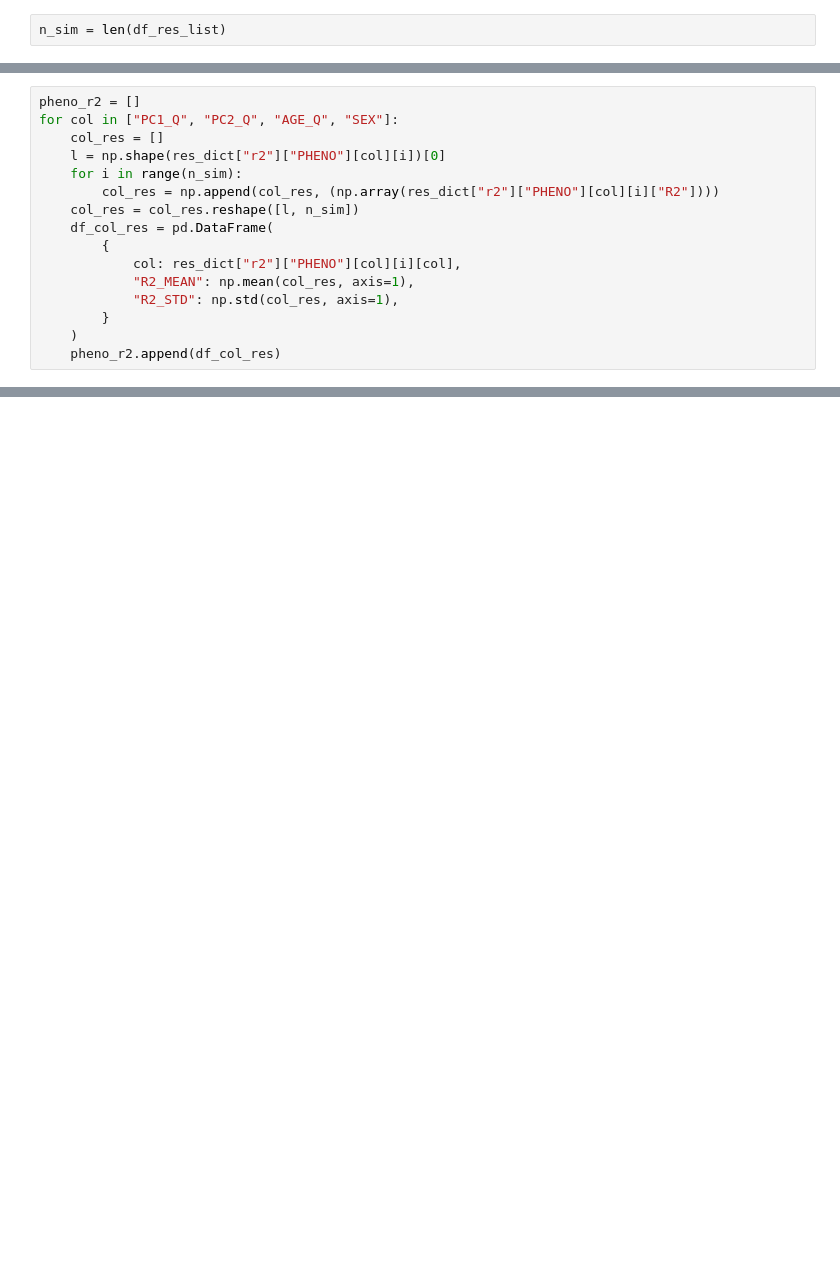
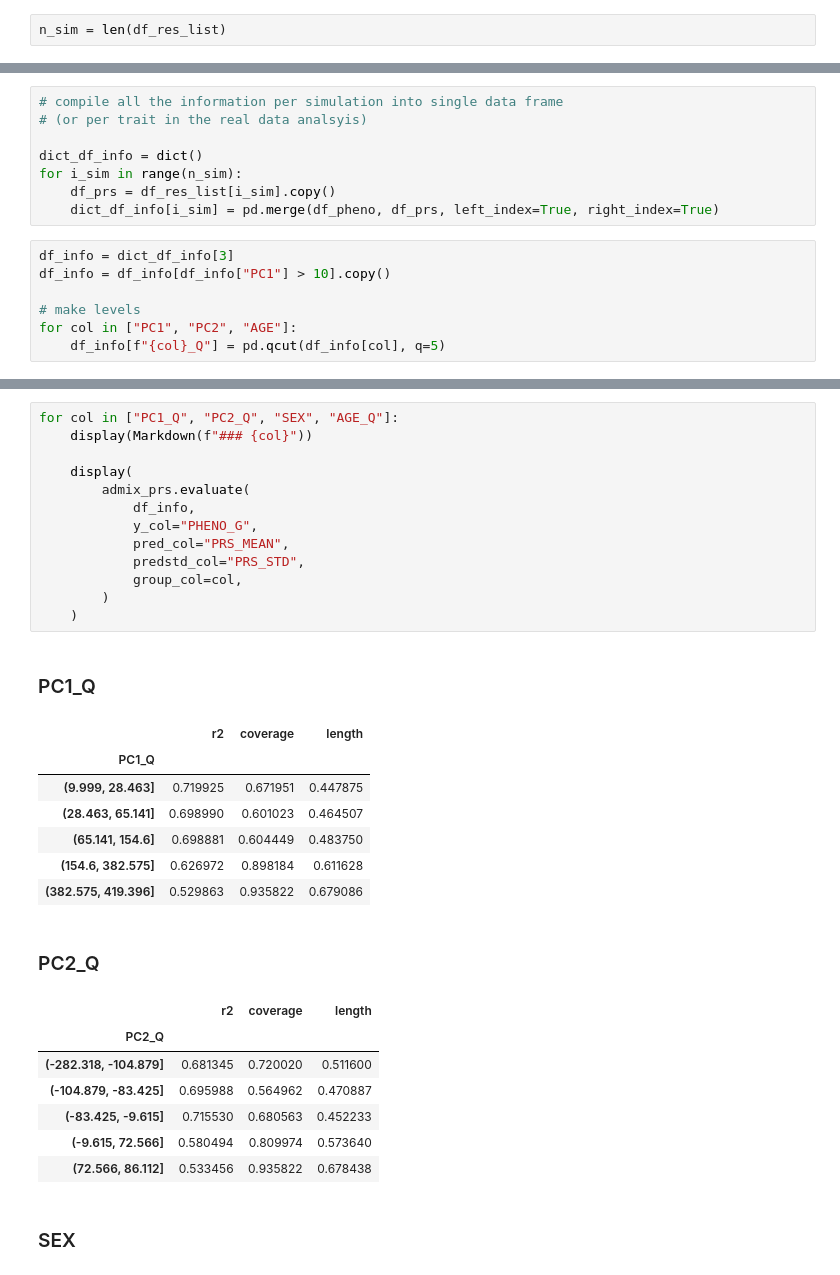
Before and after one commit to KangchengHou/calpred-manuscript, a Jupyter notebook: notebooks/evaluate-sim.ipynb, the cells around one changed output, grey strips where cells are left out. Saved outputs shown, nothing was run; the diff lists cells and outputs as text; blank space fills up the shorter version.

```diff
--- a/notebooks/evaluate-sim.ipynb
+++ b/notebooks/evaluate-sim.ipynb
@@ -123,16 +36,0 @@ pheno_g_r2
-# %%
-pheno_r2 = []
-for col in ["PC1_Q", "PC2_Q", "AGE_Q", "SEX"]:
-    col_res = []
-    l = np.shape(res_dict["r2"]["PHENO"][col][i])[0]
-    for i in range(n_sim):
-        col_res = np.append(col_res, (np.array(res_dict["r2"]["PHENO"][col][i]["R2"])))
-    col_res = col_res.reshape([l, n_sim])
-    df_col_res = pd.DataFrame(
-        {
-            col: res_dict["r2"]["PHENO"][col][i][col],
-            "R2_MEAN": np.mean(col_res, axis=1),
-            "R2_STD": np.std(col_res, axis=1),
-        }
-    )
-    pheno_r2.append(df_col_res)
@@ -234,0 +37,15 @@ pheno_cali
+# %%
+# compile all the information per simulation into single data frame
+# (or per trait in the real data analsyis)
+
+dict_df_info = dict()
+for i_sim in range(n_sim):
+    df_prs = df_res_list[i_sim].copy()
+    dict_df_info[i_sim] = pd.merge(df_pheno, df_prs, left_index=True, right_index=True)
+# %%
+df_info = dict_df_info[3]
+df_info = df_info[df_info["PC1"] > 10].copy()
+
+# make levels
+for col in ["PC1", "PC2", "AGE"]:
+    df_info[f"{col}_Q"] = pd.qcut(df_info[col], q=5)
@@ -234,0 +101,31 @@ pheno_cali
+# %%
+for col in ["PC1_Q", "PC2_Q", "SEX", "AGE_Q"]:
+    display(Markdown(f"### {col}"))
+
+    display(
+        admix_prs.evaluate(
+            df_info,
+            y_col="PHENO_G",
+            pred_col="PRS_MEAN",
+            predstd_col="PRS_STD",
+            group_col=col,
+        )
+    )
+# %% [output]
+### PC1_Q
+|  | r2 | coverage | length |
+| PC1_Q |  |  |  |
+| (9.999, 28.463] | 0.719925 | 0.671951 | 0.447875 |
+| (28.463, 65.141] | 0.698990 | 0.601023 | 0.464507 |
+| (65.141, 154.6] | 0.698881 | 0.604449 | 0.483750 |
+| (154.6, 382.575] | 0.626972 | 0.898184 | 0.611628 |
+| (382.575, 419.396] | 0.529863 | 0.935822 | 0.679086 |
+### PC2_Q
+|  | r2 | coverage | length |
+| PC2_Q |  |  |  |
+| (-282.318, -104.879] | 0.681345 | 0.720020 | 0.511600 |
+| (-104.879, -83.425] | 0.695988 | 0.564962 | 0.470887 |
+| (-83.425, -9.615] | 0.715530 | 0.680563 | 0.452233 |
+| (-9.615, 72.566] | 0.580494 | 0.809974 | 0.573640 |
+| (72.566, 86.112] | 0.533456 | 0.935822 | 0.678438 |
+### SEX
```
Also changed, not shown: parts of 25 cells of this notebook.
